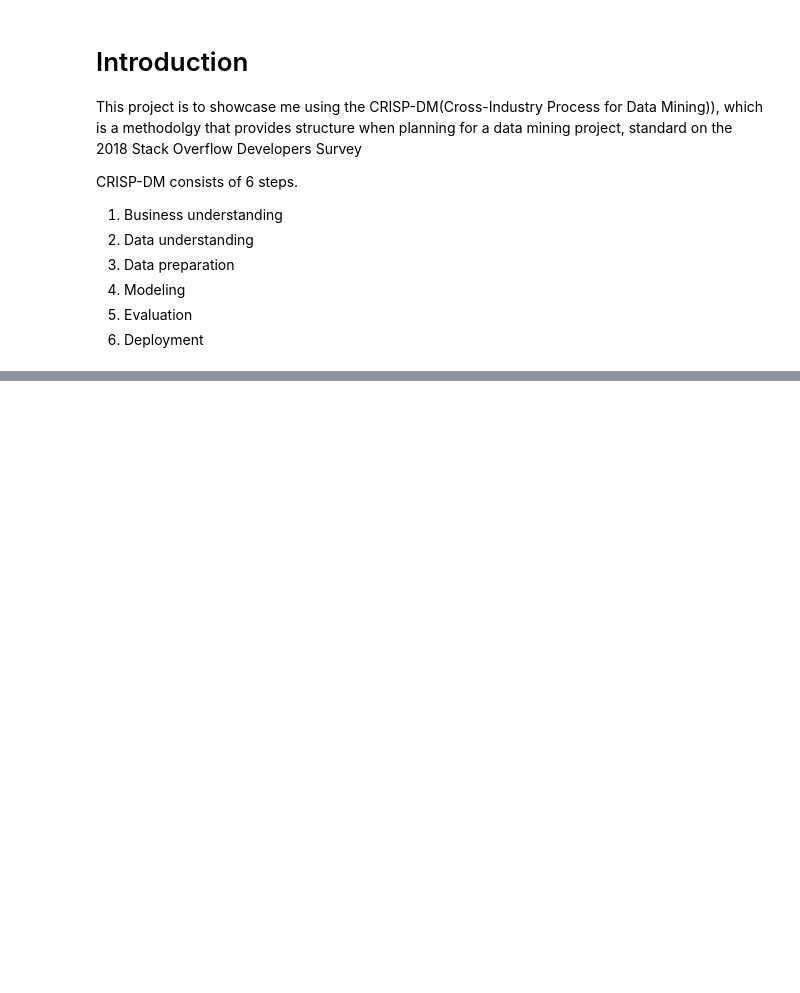
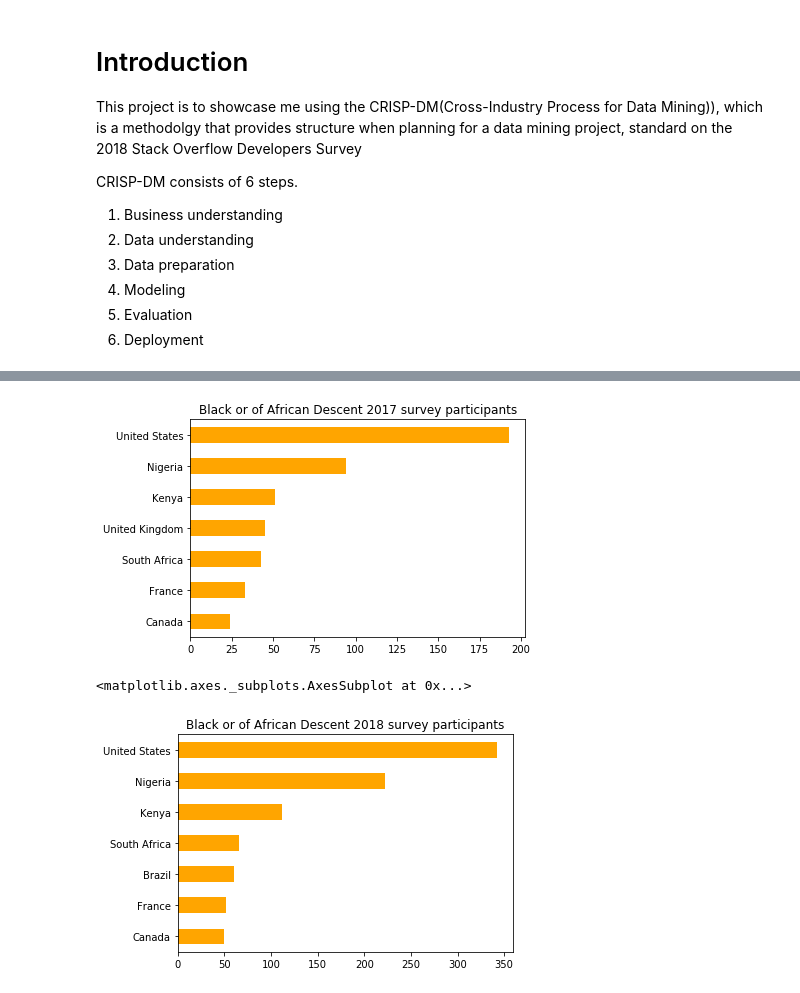
Before and after one commit to darrylbalderas/stack-overflow, a Jupyter notebook: survey-analysis.ipynb, the cells around one changed output, grey strips where cells are left out. Saved outputs shown, nothing was run; the diff lists cells and outputs as text; code cells hidden in the pictures; blank space fills up the shorter version.

```diff
--- a/survey-analysis.ipynb
+++ b/survey-analysis.ipynb
@@ -422,0 +174,15 @@ Name: ProgramHobby, dtype: int64
+# %%
+#Black or of African Descent survey participants
+df = survey_data2017.loc[get_indexes_black(question2_2017, "Race"),:].reset_index()
+df['Country'].value_counts()[:7][::-1].plot(kind="barh",
+                                             title="Black or of African Descent 2017 survey participants",
+                                             color="orange")
+plt.show()
+df = survey_data2018.loc[get_indexes_black(question2_2018, "RaceEthnicity"),:].reset_index()
+df['Country'].value_counts()[:7][::-1].plot(kind="barh",
+                                             title="Black or of African Descent 2018 survey participants",
+                                             color="orange")
+# %% [output]
+[figure, added]
+<matplotlib.axes._subplots.AxesSubplot at 0x...>
+[figure, added]
```
Also changed, not shown: parts of 59 cells of this notebook, 2 other files.
